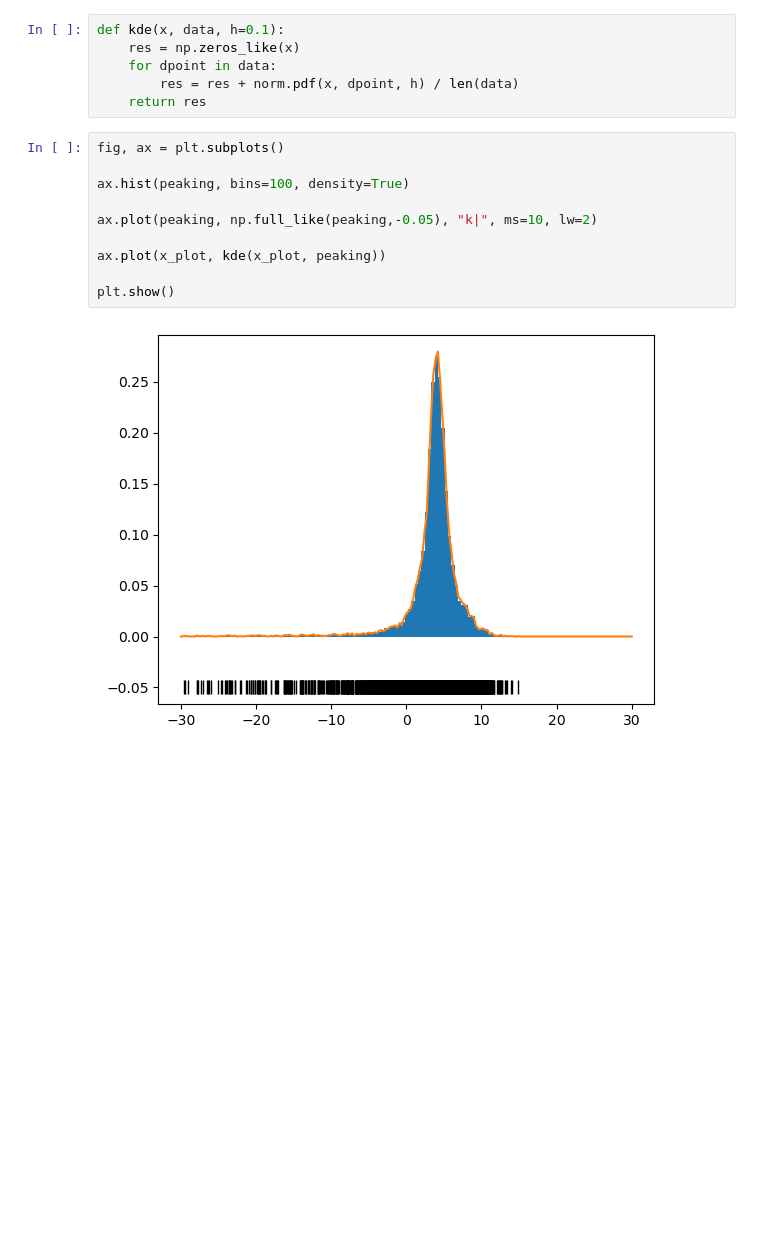
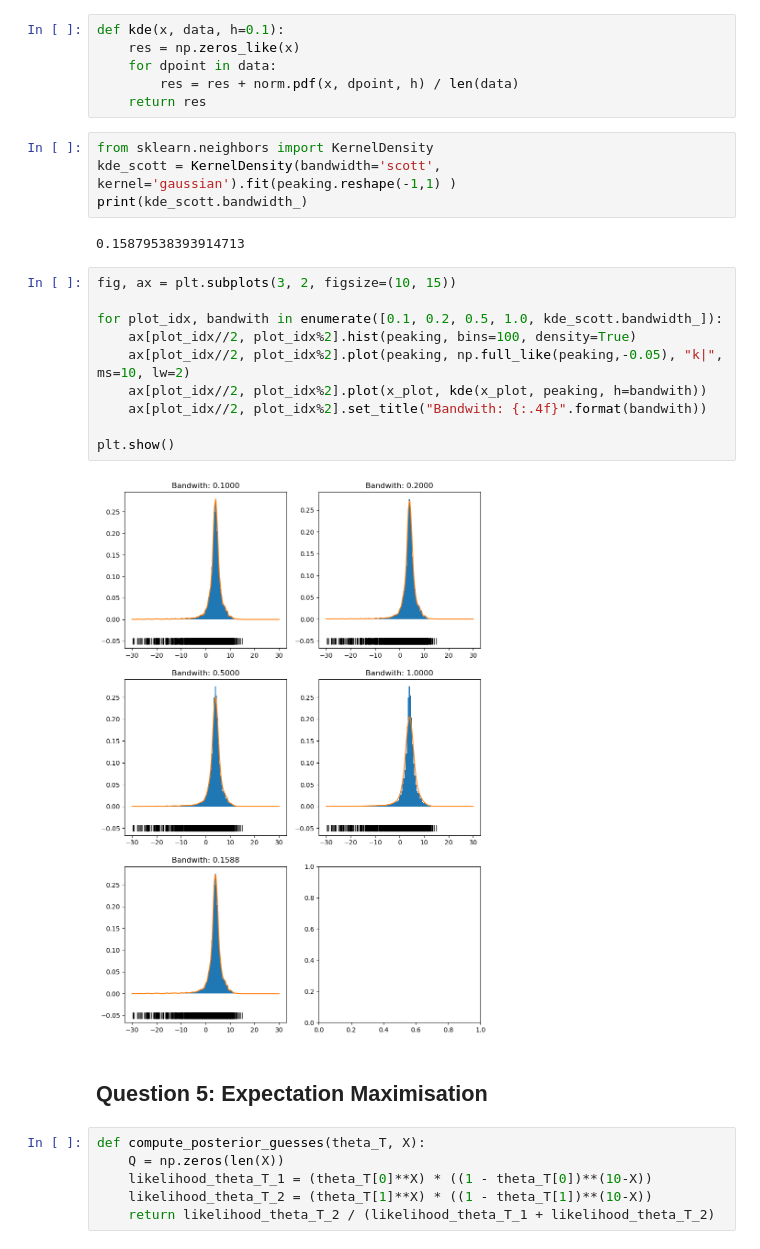
Before and after one commit to james-hughes1/mphildis-coursework, a Jupyter notebook: principles-of-data-science/Examples4.ipynb, the cells around one changed output. Saved outputs shown, nothing was run; the diff lists cells and outputs as text; blank space fills up the shorter version.

```diff
--- a/principles-of-data-science/Examples4.ipynb
+++ b/principles-of-data-science/Examples4.ipynb
@@ -248,15 +260,29 @@ def kde(x, data, h=0.1):
     for dpoint in data:
         res = res + norm.pdf(x, dpoint, h) / len(data)
     return res
+# %%
+from sklearn.neighbors import KernelDensity
+kde_scott = KernelDensity(bandwidth='scott', kernel='gaussian').fit(peaking.reshape(-1,1) )
+print(kde_scott.bandwidth_)
+# %% [output]
+0.15879538393914713
 # %%
-fig, ax = plt.subplots()
+fig, ax = plt.subplots(3, 2, figsize=(10, 15))
 
-ax.hist(peaking, bins=100, density=True)
-
-ax.plot(peaking, np.full_like(peaking,-0.05), "k|", ms=10, lw=2)
-
-ax.plot(x_plot, kde(x_plot, peaking))
+for plot_idx, bandwith in enumerate([0.1, 0.2, 0.5, 1.0, kde_scott.bandwidth_]):
+    ax[plot_idx//2, plot_idx%2].hist(peaking, bins=100, density=True)
+    ax[plot_idx//2, plot_idx%2].plot(peaking, np.full_like(peaking,-0.05), "k|", ms=10, lw=2)
+    ax[plot_idx//2, plot_idx%2].plot(x_plot, kde(x_plot, peaking, h=bandwith))
+    ax[plot_idx//2, plot_idx%2].set_title("Bandwith: {:.4f}".format(bandwith))
 
 plt.show()
 # %% [output]
-[figure, old version]
+[figure, new version]
+# %% [markdown]
+## Question 5: Expectation Maximisation
+# %%
+def compute_posterior_guesses(theta_T, X):
+    Q = np.zeros(len(X))
+    likelihood_theta_T_1 = (theta_T[0]**X) * ((1 - theta_T[0])**(10-X))
+    likelihood_theta_T_2 = (theta_T[1]**X) * ((1 - theta_T[1])**(10-X))
+    return likelihood_theta_T_2 / (likelihood_theta_T_1 + likelihood_theta_T_2)
```
Also changed, not shown: parts of 10 cells of this notebook, 2 other files.
